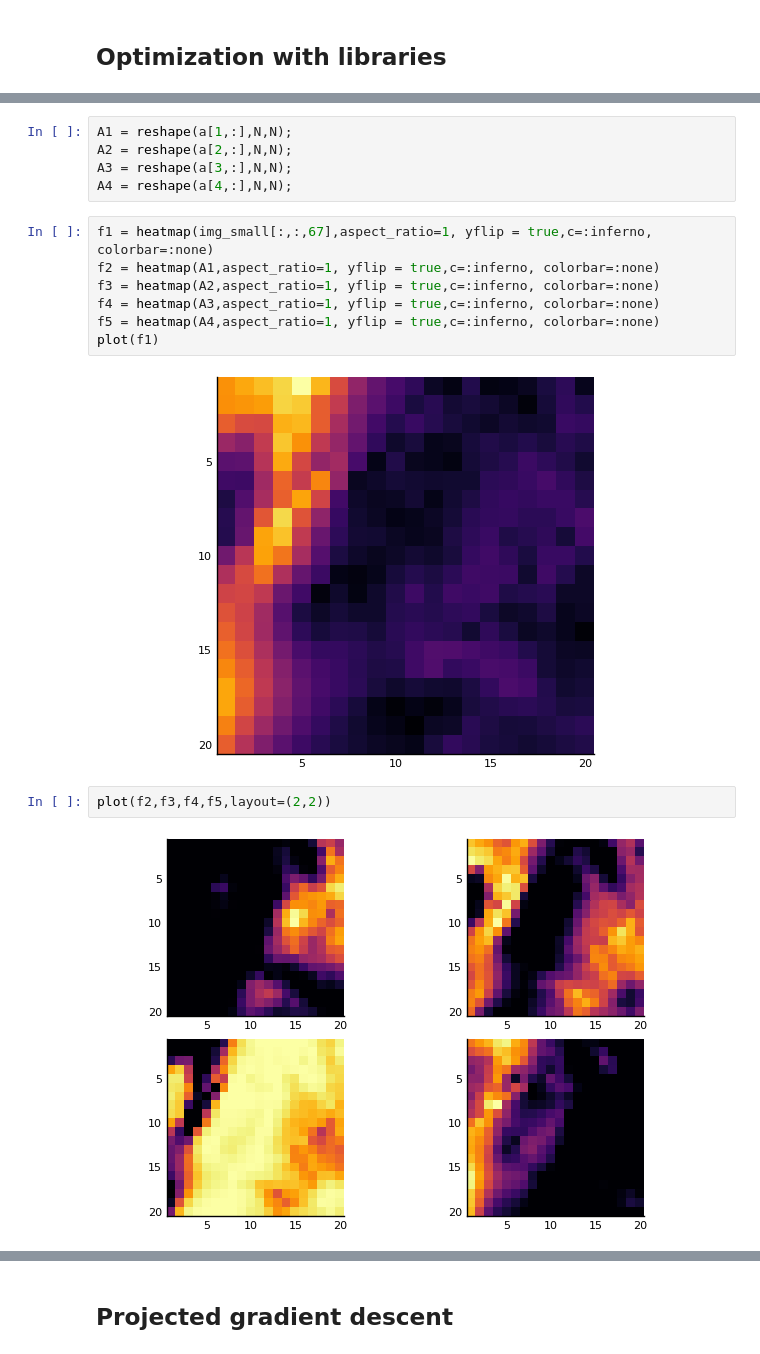
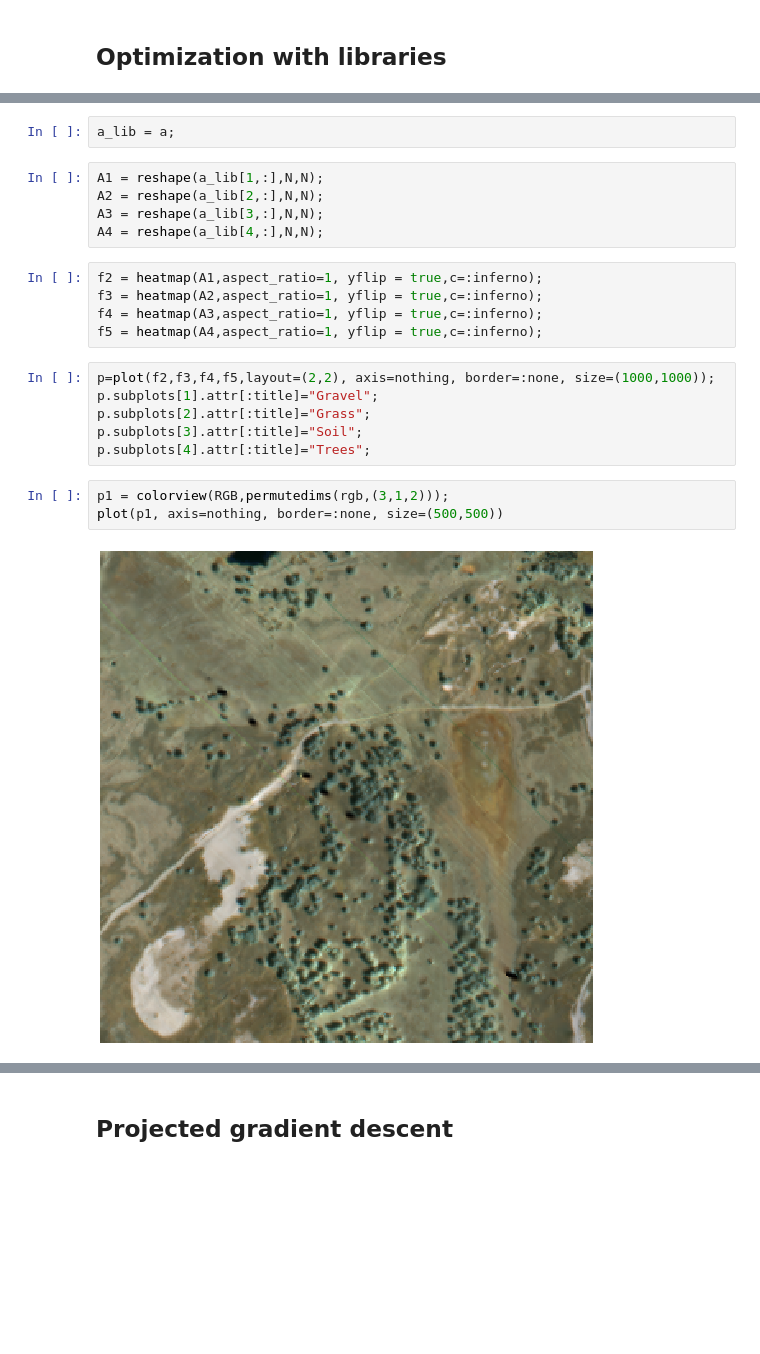
Before and after one commit to gonzaq94/Parallel-Computing-Project, a Jupyter notebook: parallel computing.ipynb, the cells around one changed output, grey strips where cells are left out. Cells and saved outputs as stored; diff of their text form; blank space fills up the shorter version.

```diff
--- a/parallel computing.ipynb
+++ b/parallel computing.ipynb
@@ -127,19 +122,24 @@ print("done!")
 done!
+# %%
+a_lib = a;
 # %%
-A1 = reshape(a[1,:],N,N);
-A2 = reshape(a[2,:],N,N);
-A3 = reshape(a[3,:],N,N);
-A4 = reshape(a[4,:],N,N);
+A1 = reshape(a_lib[1,:],N,N);
+A2 = reshape(a_lib[2,:],N,N);
+A3 = reshape(a_lib[3,:],N,N);
+A4 = reshape(a_lib[4,:],N,N);
 # %%
-f1 = heatmap(img_small[:,:,67],aspect_ratio=1, yflip = true,c=:inferno, colorbar=:none)
-f2 = heatmap(A1,aspect_ratio=1, yflip = true,c=:inferno, colorbar=:none)
-f3 = heatmap(A2,aspect_ratio=1, yflip = true,c=:inferno, colorbar=:none)
-f4 = heatmap(A3,aspect_ratio=1, yflip = true,c=:inferno, colorbar=:none)
-f5 = heatmap(A4,aspect_ratio=1, yflip = true,c=:inferno, colorbar=:none)
-plot(f1)
+f2 = heatmap(A1,aspect_ratio=1, yflip = true,c=:inferno);
+f3 = heatmap(A2,aspect_ratio=1, yflip = true,c=:inferno);
+f4 = heatmap(A3,aspect_ratio=1, yflip = true,c=:inferno);
+f5 = heatmap(A4,aspect_ratio=1, yflip = true,c=:inferno);
-# %% [output]
-[figure, removed]
-# %%
-plot(f2,f3,f4,f5,layout=(2,2))
-# %% [output]
-[figure, removed]
+# %%
+p=plot(f2,f3,f4,f5,layout=(2,2), axis=nothing, border=:none, size=(1000,1000));
+p.subplots[1].attr[:title]="Gravel";
+p.subplots[2].attr[:title]="Grass";
+p.subplots[3].attr[:title]="Soil";
+p.subplots[4].attr[:title]="Trees";
+# %%
+p1 = colorview(RGB,permutedims(rgb,(3,1,2)));
+plot(p1, axis=nothing, border=:none, size=(500,500))
+# %% [output]
+[figure, added]
```
Also changed, not shown: parts of 18 cells of this notebook.
